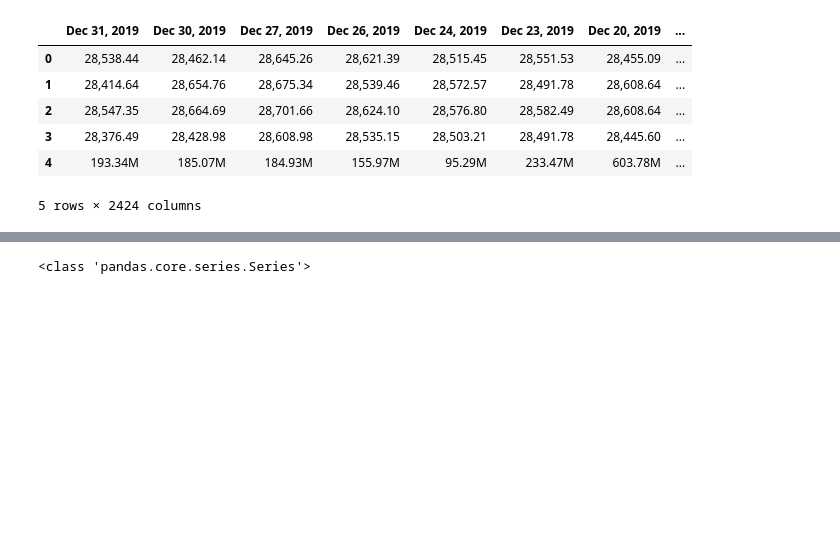
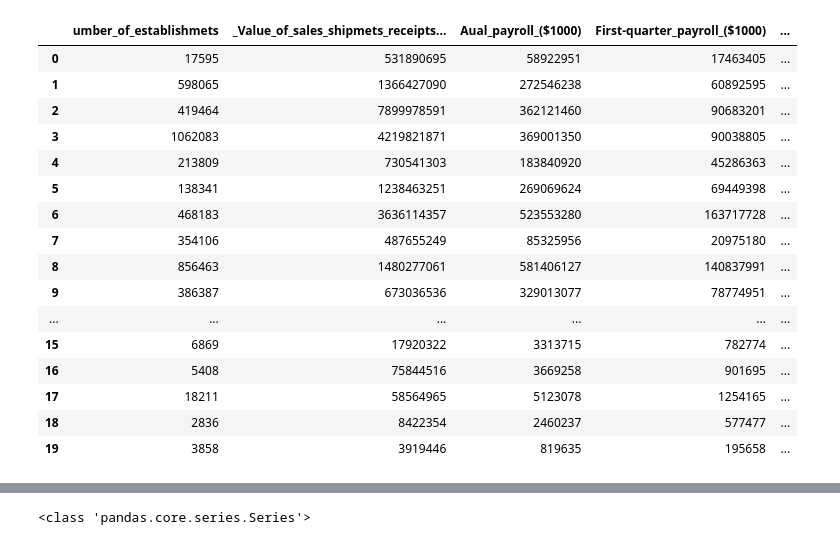
Before and after one commit to teddy4445/bio_inspired_automl_economy, a Jupyter notebook: dataset_preprocessing.ipynb, the cells around one changed output, grey strips where cells are left out. Cells and saved outputs as stored; diff of their text form; code cells hidden in the pictures; blank space fills up the shorter version.

```diff
--- a/dataset_preprocessing.ipynb
+++ b/dataset_preprocessing.ipynb
@@ -2,21 +2,31 @@
 import pandas as pd
 # %%
 startPath = "data/"
-fileName = "Dow_Jones_Industrial_Average_Historical_Data"
+fileName = "2012_Industry_Data_by_Industry_and_StatenoNa"
 fileEnd = ".csv"
 
 filePath = startPath + fileName + fileEnd
 filePathNoNa = startPath + fileName + "noNa"+ fileEnd
-df=pd.read_csv(filePath)
+df=pd.read_csv(filePath,thousands = ',')
 df.head(20)
 # %% [output]
-|  | Dec 31, 2019 | Dec 30, 2019 | Dec 27, 2019 | Dec 26, 2019 | Dec 24, 2019 | Dec 23, 2019 | Dec 20, 2019 | ... |
-| 0 | 28,538.44 | 28,462.14 | 28,645.26 | 28,621.39 | 28,515.45 | 28,551.53 | 28,455.09 | ... |
-| 1 | 28,414.64 | 28,654.76 | 28,675.34 | 28,539.46 | 28,572.57 | 28,491.78 | 28,608.64 | ... |
-| 2 | 28,547.35 | 28,664.69 | 28,701.66 | 28,624.10 | 28,576.80 | 28,582.49 | 28,608.64 | ... |
-| 3 | 28,376.49 | 28,428.98 | 28,608.98 | 28,535.15 | 28,503.21 | 28,491.78 | 28,445.60 | ... |
-| 4 | 193.34M | 185.07M | 184.93M | 155.97M | 95.29M | 233.47M | 603.78M | ... |
+|  | umber_of_establishmets | _Value_of_sales_shipmets_receipts... | Aual_payroll_($1000) | First-quarter_payroll_($1000) | ... |
+| 0 | 17595 | 531890695 | 58922951 | 17463405 | ... |
+| 1 | 598065 | 1366427090 | 272546238 | 60892595 | ... |
+| 2 | 419464 | 7899978591 | 362121460 | 90683201 | ... |
+| 3 | 1062083 | 4219821871 | 369001350 | 90038805 | ... |
+| 4 | 213809 | 730541303 | 183840920 | 45286363 | ... |
+| 5 | 138341 | 1238463251 | 269069624 | 69449398 | ... |
+| 6 | 468183 | 3636114357 | 523553280 | 163717728 | ... |
+| 7 | 354106 | 487655249 | 85325956 | 20975180 | ... |
+| 8 | 856463 | 1480277061 | 581406127 | 140837991 | ... |
+| 9 | 386387 | 673036536 | 329013077 | 78774951 | ... |
+| ... | ... | ... | ... | ... | ... |
+| 15 | 6869 | 17920322 | 3313715 | 782774 | ... |
+| 16 | 5408 | 75844516 | 3669258 | 901695 | ... |
+| 17 | 18211 | 58564965 | 5123078 | 1254165 | ... |
+| 18 | 2836 | 8422354 | 2460237 | 577477 | ... |
+| 19 | 3858 | 3919446 | 819635 | 195658 | ... |
-5 rows × 2424 columns
 # %%
 def clearNa(fileName):
     startPath = "data/"
```
Also changed, not shown: parts of 3 cells of this notebook, 4 other files.
